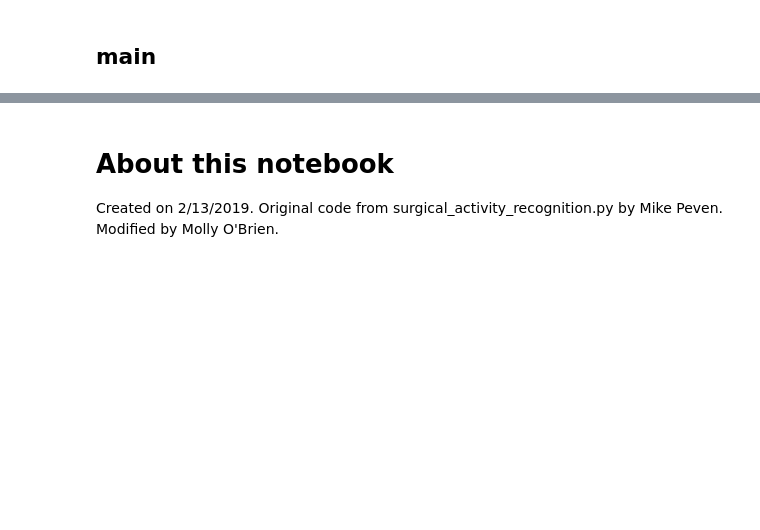
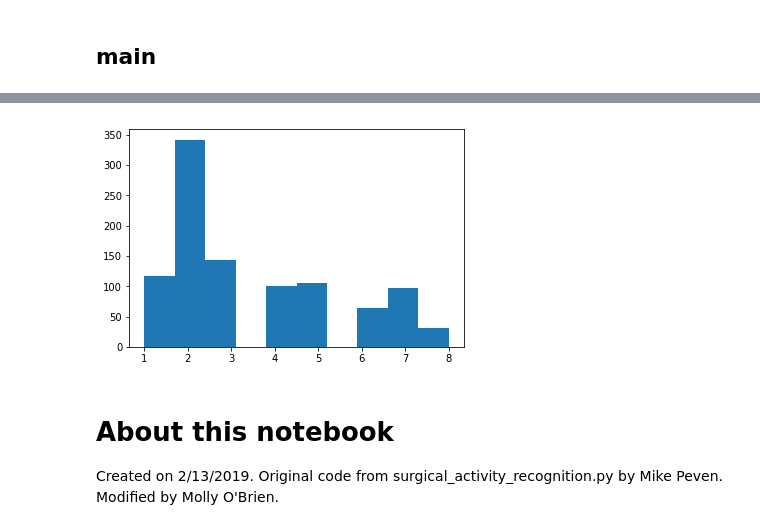
Before and after one commit to mollynnobrien/needle_master_tools, a Jupyter notebook: cnn_vision_block/needle_master.ipynb, the cells around one changed output, grey strips where cells are left out. Drawn from its saved outputs; the diff is of its cells as text; code cells hidden in the pictures; blank space fills up the shorter version.

```diff
--- a/cnn_vision_block/needle_master.ipynb
+++ b/cnn_vision_block/needle_master.ipynb
@@ -330,3 +399,9 @@ for dat in dataloader:
+# %%
+fig = plt.figure()
+plt.hist(np.argmax(prediction, axis=1))
+plt.show()
+# %% [output]
+[figure, added]
 # %% [markdown]
 # About this notebook
 Created on 2/13/2019. Original code from surgical_activity_recognition.py by Mike Peven. Modified by Molly O'Brien.
```
Also changed, not shown: parts of 26 cells of this notebook.
